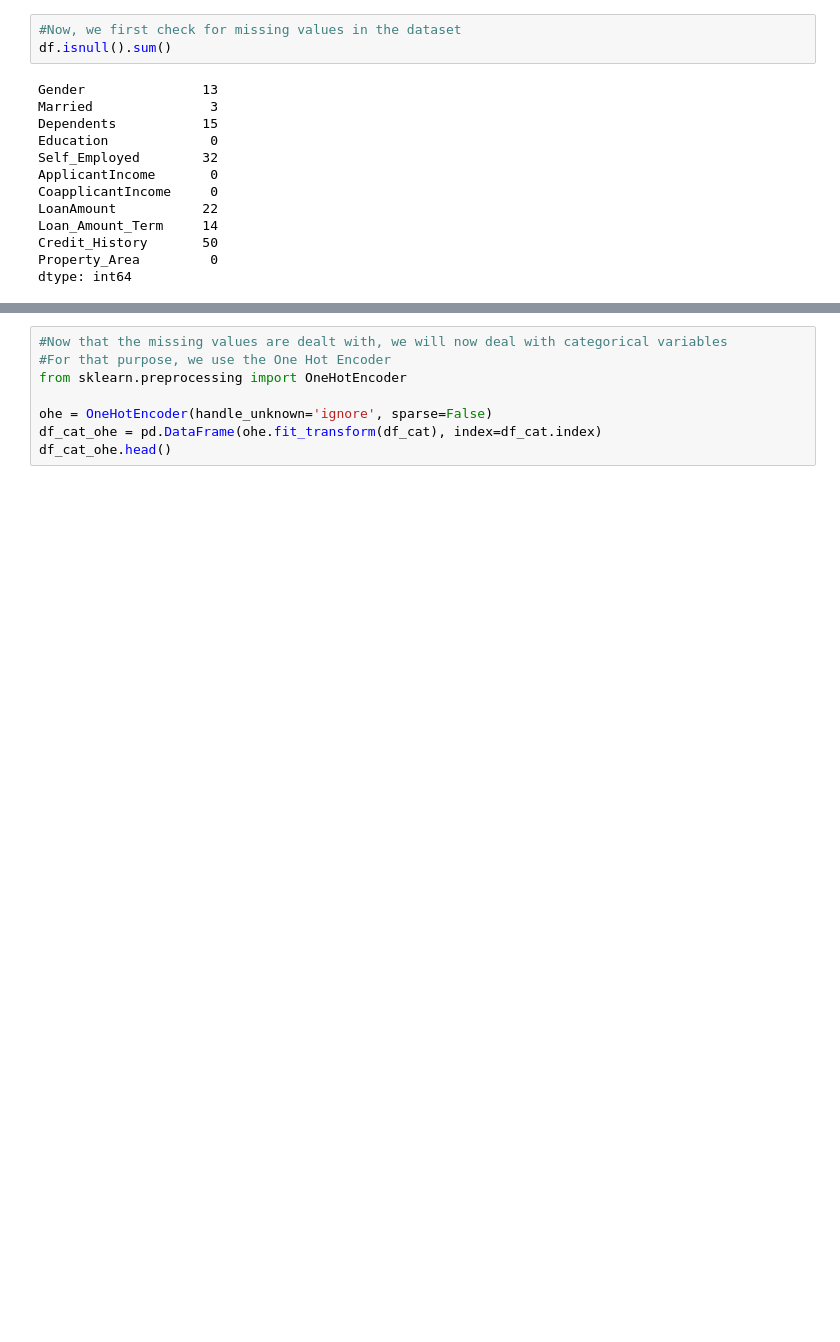
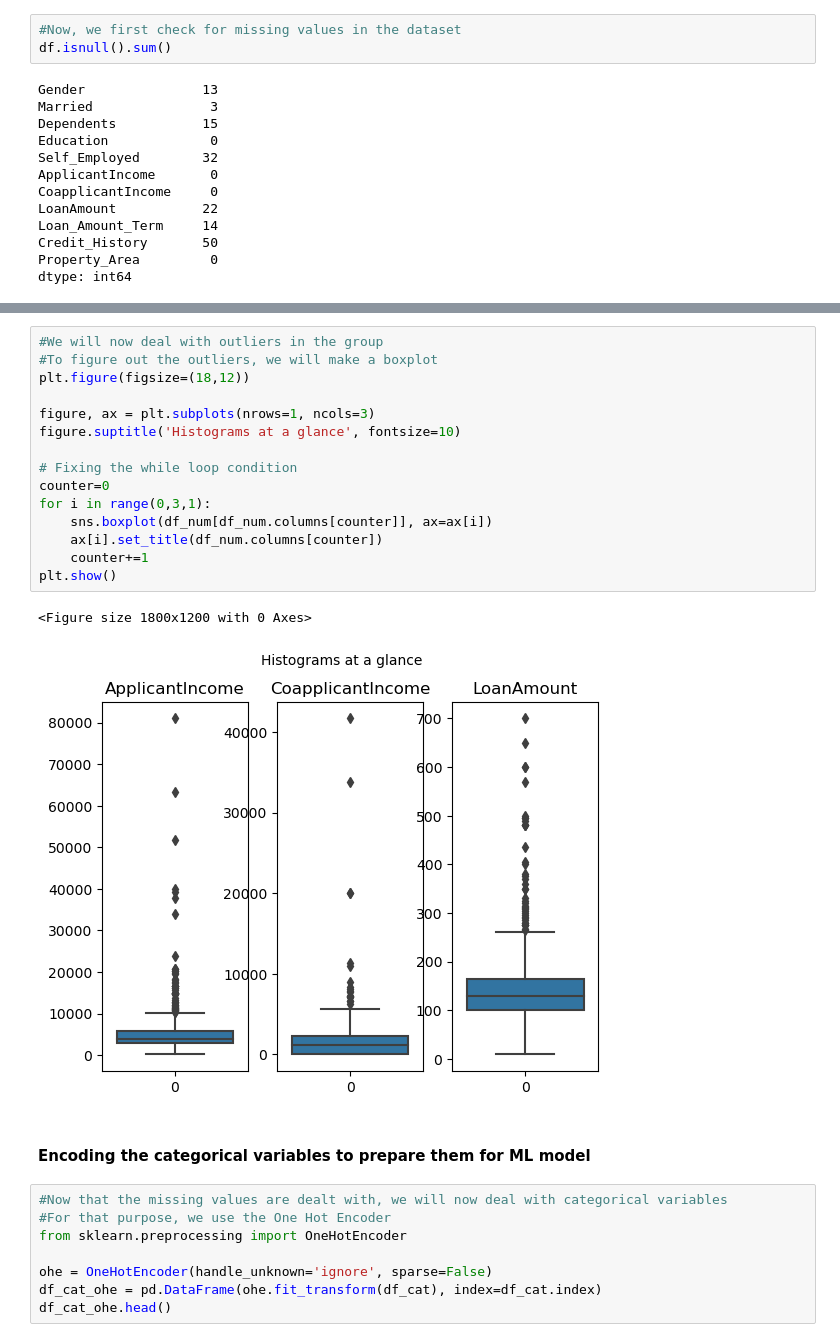
Before and after one commit to bhaskarmulik/Home-loan-prediction-model, a Jupyter notebook: src.ipynb, the cells around one changed output, grey strips where cells are left out. Drawn from its saved outputs; the diff is of its cells as text; blank space fills up the shorter version.

```diff
--- a/src.ipynb
+++ b/src.ipynb
@@ -649,3 +639,23 @@ dtype: int64
+# %%
+#We will now deal with outliers in the group
+#To figure out the outliers, we will make a boxplot
+plt.figure(figsize=(18,12))
+
+figure, ax = plt.subplots(nrows=1, ncols=3)
+figure.suptitle('Histograms at a glance', fontsize=10)
+
+# Fixing the while loop condition
+counter=0
+for i in range(0,3,1):
+    sns.boxplot(df_num[df_num.columns[counter]], ax=ax[i])
+    ax[i].set_title(df_num.columns[counter])
+    counter+=1
+plt.show()
+# %% [output]
+<Figure size 1800x1200 with 0 Axes>
+[figure, added]
+# %% [markdown]
+#### Encoding the categorical variables to prepare them for ML model
 # %%
 #Now that the missing values are dealt with, we will now deal with categorical variables
 #For that purpose, we use the One Hot Encoder
```
Also changed, not shown: parts of 5 cells of this notebook.
